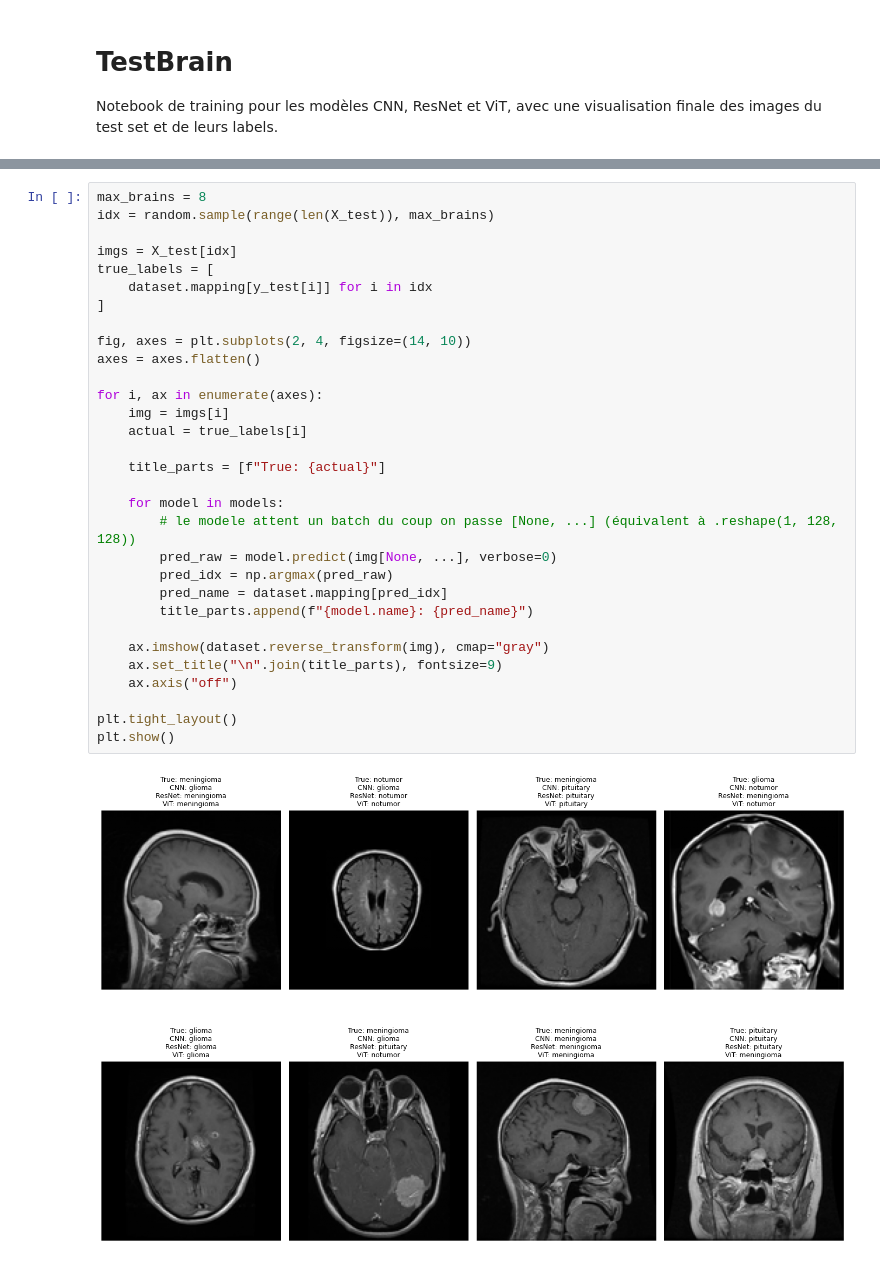
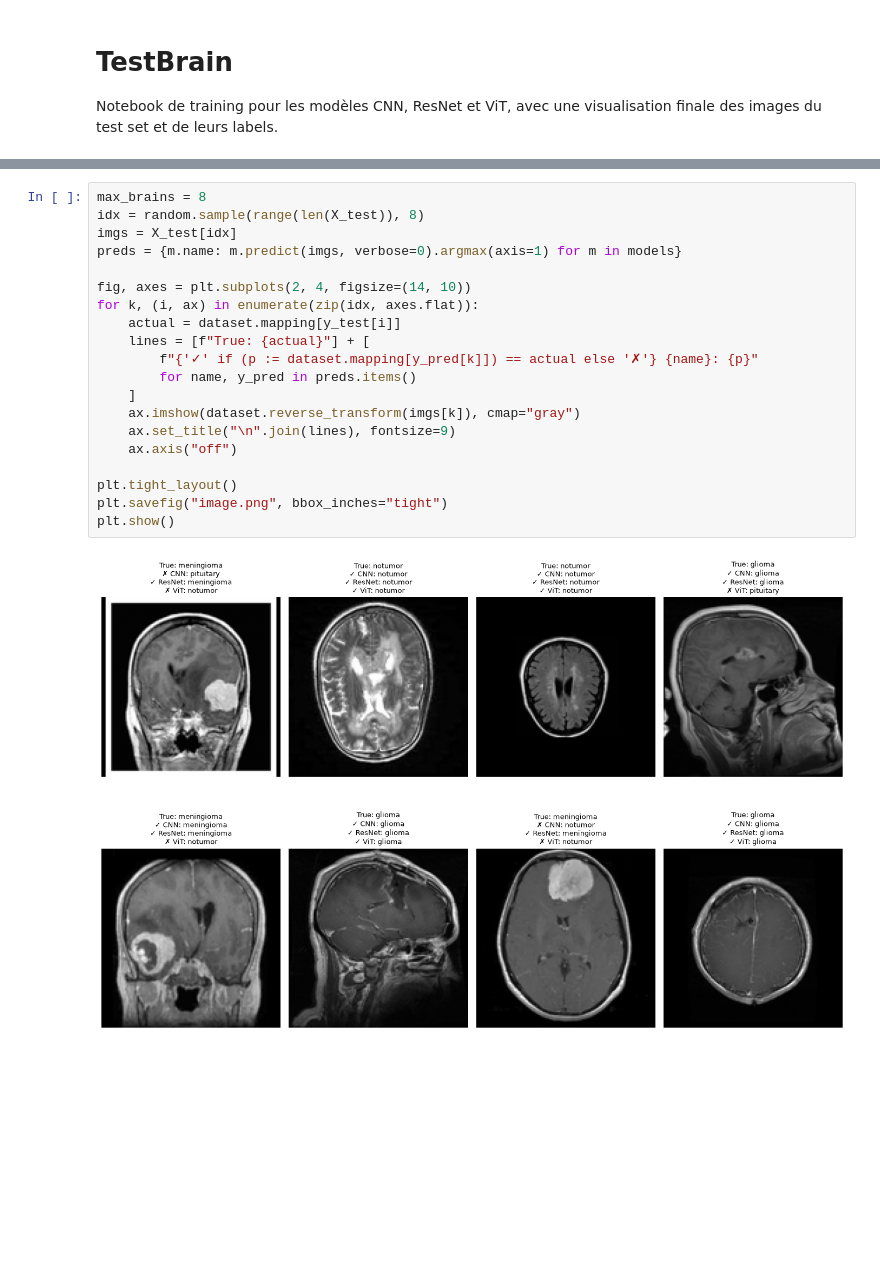
Before and after one commit to flash2974/BrainTumor, a Jupyter notebook: main.ipynb, the cells around one changed output, grey strips where cells are left out. Drawn from its saved outputs; the diff is of its cells as text; blank space fills up the shorter version.

```diff
--- a/main.ipynb
+++ b/main.ipynb
@@ -186,36 +137,25 @@ Epoch 50/50
 # %%
 max_brains = 8
-idx = random.sample(range(len(X_test)), max_brains)
-
+idx = random.sample(range(len(X_test)), 8)
 imgs = X_test[idx]
-true_labels = [
-    dataset.mapping[y_test[i]] for i in idx
-]
+preds = {m.name: m.predict(imgs, verbose=0).argmax(axis=1) for m in models}
 
 fig, axes = plt.subplots(2, 4, figsize=(14, 10))
-axes = axes.flatten()
-
-for i, ax in enumerate(axes):
-    img = imgs[i]
-    actual = true_labels[i]
-
-    title_parts = [f"True: {actual}"]
-
-    for model in models:
-        # le modele attent un batch du coup on passe [None, ...] (équivalent à .reshape(1, 128, 128))
-        pred_raw = model.predict(img[None, ...], verbose=0)
-        pred_idx = np.argmax(pred_raw)
-        pred_name = dataset.mapping[pred_idx]
-        title_parts.append(f"{model.name}: {pred_name}")
-
-    ax.imshow(dataset.reverse_transform(img), cmap="gray")
-    ax.set_title("\n".join(title_parts), fontsize=9)
+for k, (i, ax) in enumerate(zip(idx, axes.flat)):
+    actual = dataset.mapping[y_test[i]]
+    lines = [f"True: {actual}"] + [
+        f"{'✓' if (p := dataset.mapping[y_pred[k]]) == actual else '✗'} {name}: {p}"
+        for name, y_pred in preds.items()
+    ]
+    ax.imshow(dataset.reverse_transform(imgs[k]), cmap="gray")
+    ax.set_title("\n".join(lines), fontsize=9)
     ax.axis("off")
 
 plt.tight_layout()
+plt.savefig("image.png", bbox_inches="tight")
 plt.show()
 # %% [output]
-[figure, old version]
+[figure, new version]
 # %%
 from sklearn.metrics import classification_report
 
```
Also changed, not shown: parts of 7 cells of this notebook, 5 other files.
